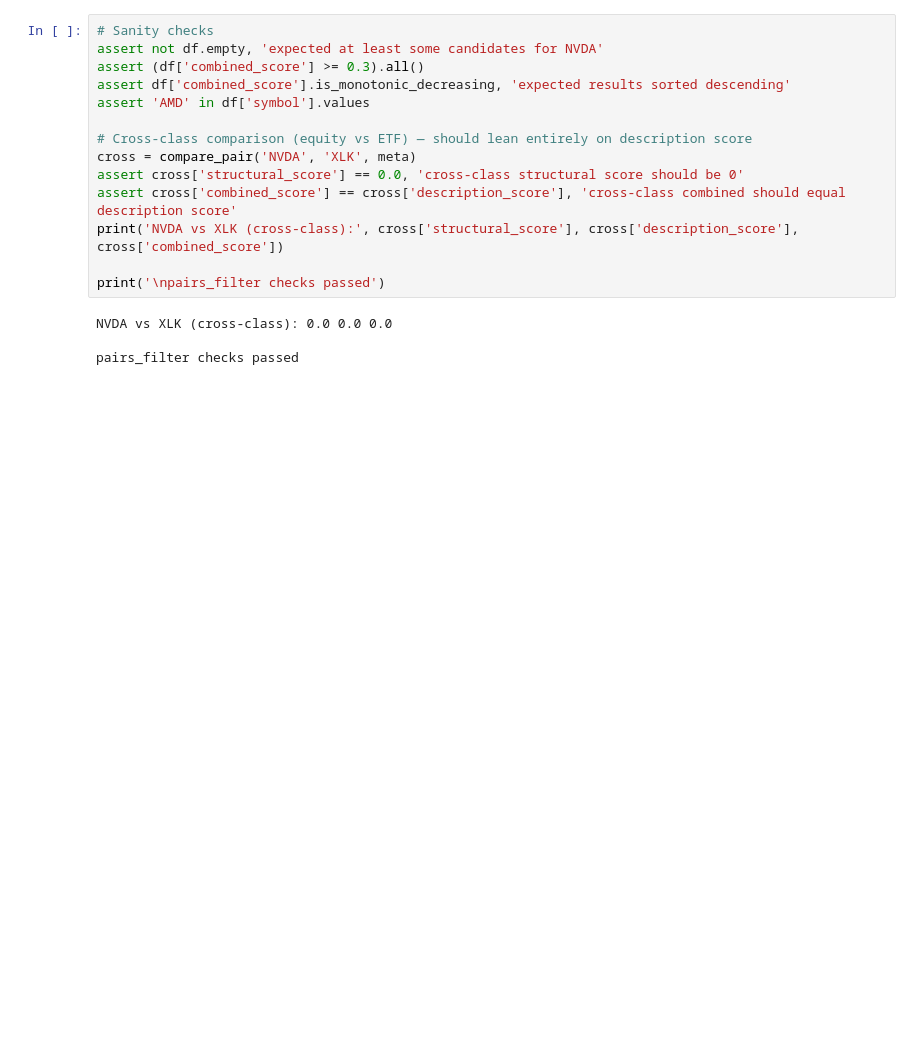
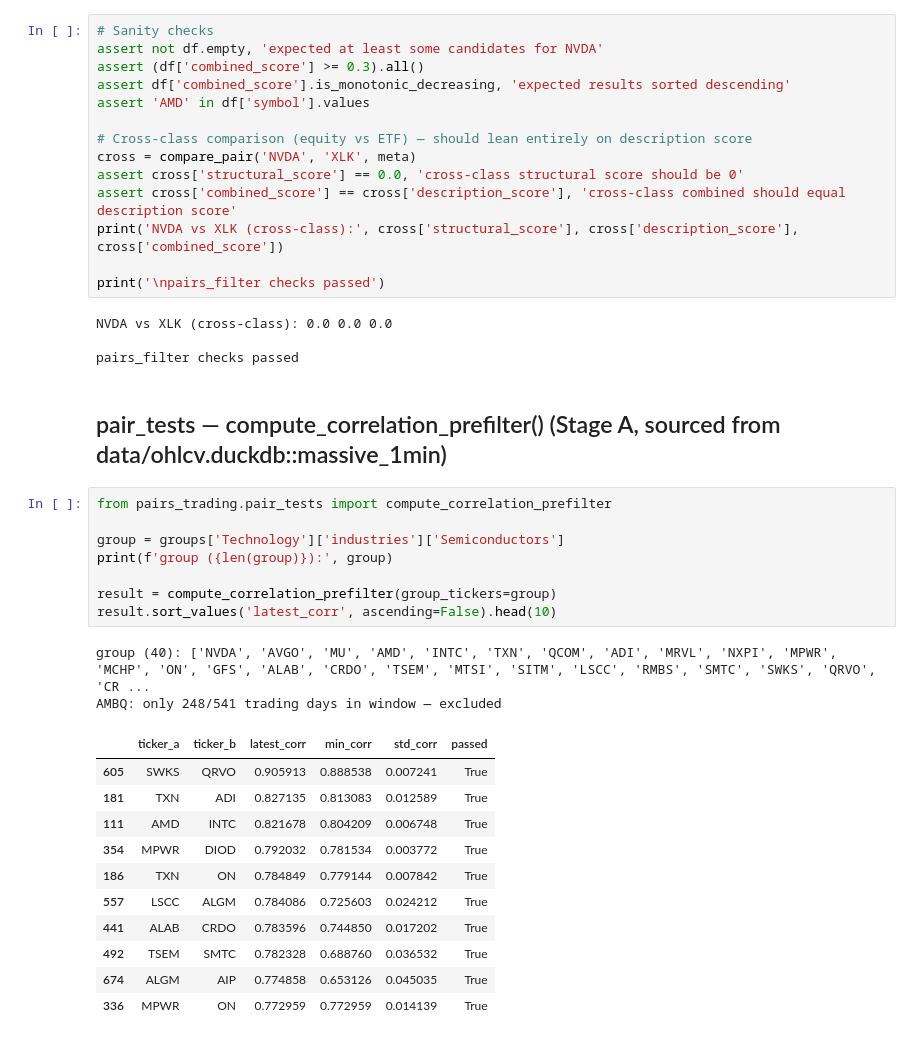
Before and after one commit to orbutbul/algo-ats, a Jupyter notebook: pairs_trading/temp_pairs_test.ipynb, the cells around one changed output. Cells and saved outputs as stored; diff of their text form; blank space fills up the shorter version.

Commit message:
Update pairs_trading/temp_pairs_test.ipynb with pair_tests.py verification
Interactive verification of compute_correlation_prefilter/
compute_cointegration_test/plot_pair_dashboard against real data.

```diff
--- a/pairs_trading/temp_pairs_test.ipynb
+++ b/pairs_trading/temp_pairs_test.ipynb
@@ -97,3 +97,27 @@ print('\npairs_filter checks passed')
 NVDA vs XLK (cross-class): 0.0 0.0 0.0
 
 pairs_filter checks passed
+# %% [markdown]
+## pair_tests — compute_correlation_prefilter() (Stage A, sourced from data/ohlcv.duckdb::massive_1min)
+# %%
+from pairs_trading.pair_tests import compute_correlation_prefilter
+
+group = groups['Technology']['industries']['Semiconductors']
+print(f'group ({len(group)}):', group)
+
+result = compute_correlation_prefilter(group_tickers=group)
+result.sort_values('latest_corr', ascending=False).head(10)
+# %% [output]
+group (40): ['NVDA', 'AVGO', 'MU', 'AMD', 'INTC', 'TXN', 'QCOM', 'ADI', 'MRVL', 'NXPI', 'MPWR', 'MCHP', 'ON', 'GFS', 'ALAB', 'CRDO', 'TSEM', 'MTSI', 'SITM', 'LSCC', 'RMBS', 'SMTC', 'SWKS', 'QRVO', 'CR ...
+AMBQ: only 248/541 trading days in window — excluded
+|  | ticker_a | ticker_b | latest_corr | min_corr | std_corr | passed |
+| 605 | SWKS | QRVO | 0.905913 | 0.888538 | 0.007241 | True |
+| 181 | TXN | ADI | 0.827135 | 0.813083 | 0.012589 | True |
+| 111 | AMD | INTC | 0.821678 | 0.804209 | 0.006748 | True |
+| 354 | MPWR | DIOD | 0.792032 | 0.781534 | 0.003772 | True |
+| 186 | TXN | ON | 0.784849 | 0.779144 | 0.007842 | True |
+| 557 | LSCC | ALGM | 0.784086 | 0.725603 | 0.024212 | True |
+| 441 | ALAB | CRDO | 0.783596 | 0.744850 | 0.017202 | True |
+| 492 | TSEM | SMTC | 0.782328 | 0.688760 | 0.036532 | True |
+| 674 | ALGM | AIP | 0.774858 | 0.653126 | 0.045035 | True |
+| 336 | MPWR | ON | 0.772959 | 0.772959 | 0.014139 | True |
```
Also changed, not shown: parts of 7 cells of this notebook.
